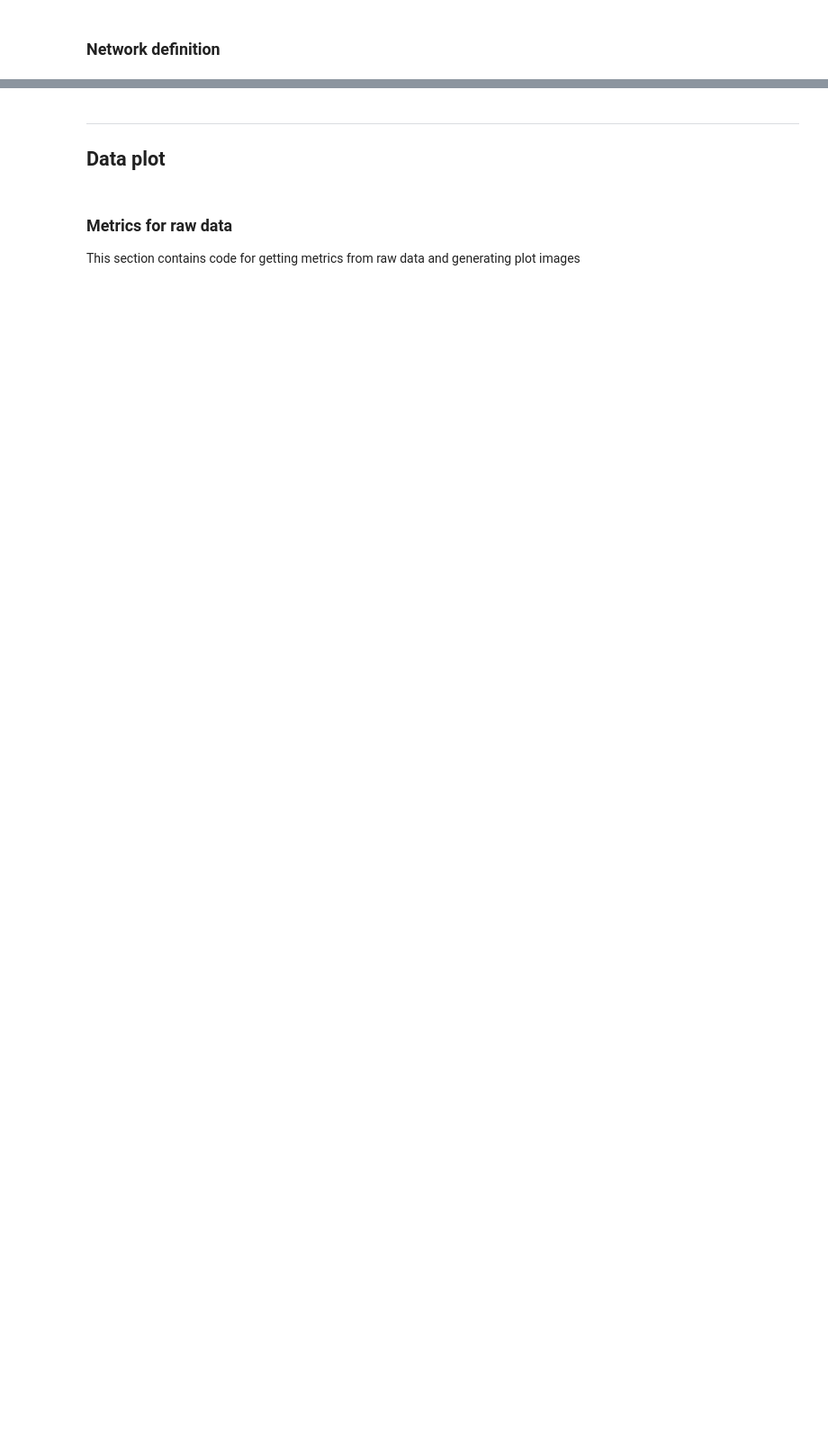
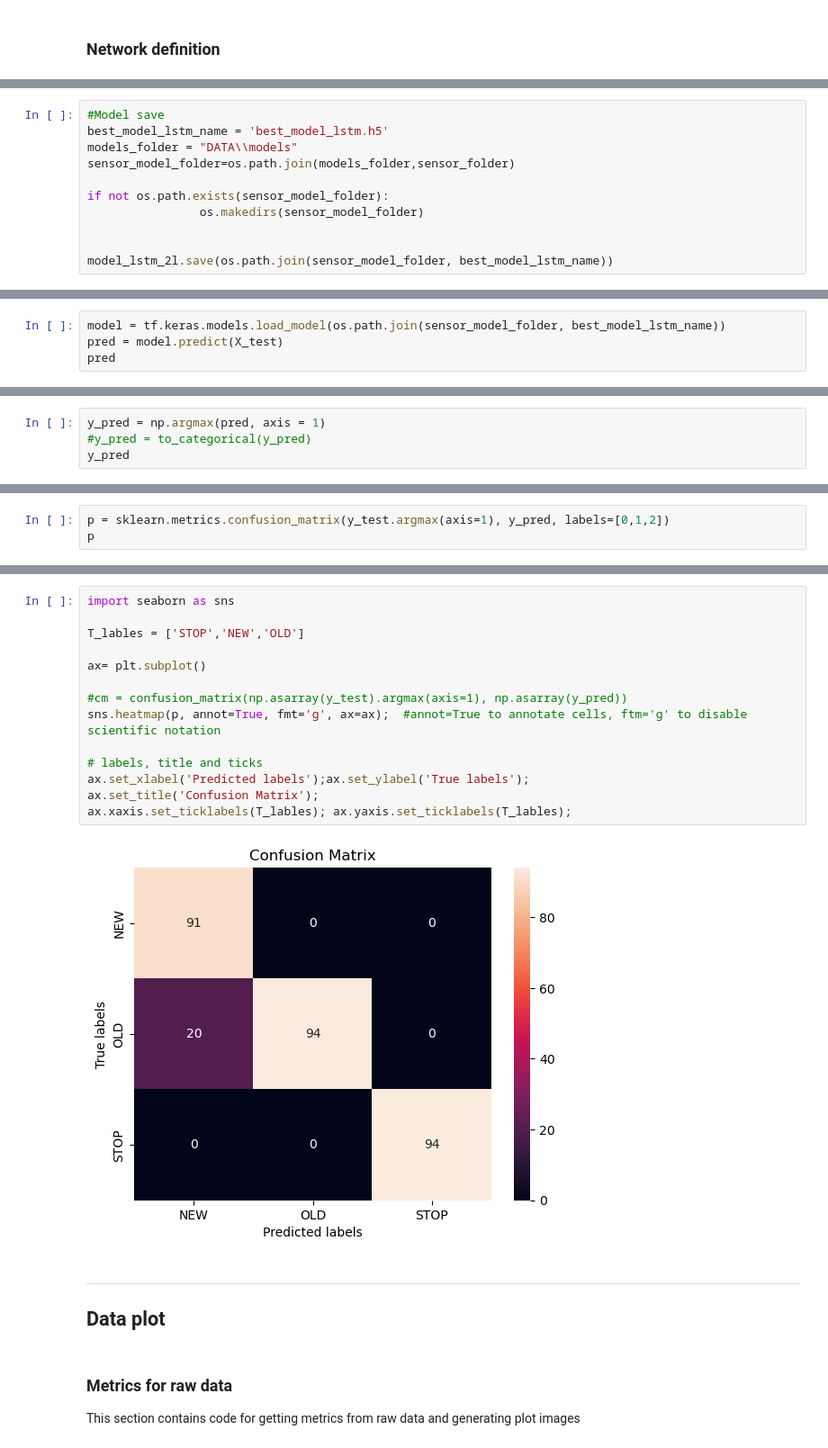
Before and after one commit to juamonsan/STEVAL-MKSBOX1V1_Dataset_creator, a Jupyter notebook: 2-Neural_Network_training.ipynb, the cells around one changed output, grey strips where cells are left out. Shown: that part at 90% size. Cells and saved outputs as stored; diff of their text form; blank space fills up the shorter version.

```diff
--- a/2-Neural_Network_training.ipynb
+++ b/2-Neural_Network_training.ipynb
@@ -317,0 +366,11 @@ model = tf.keras.models.Sequential([
+# %%
+#Model save
+best_model_lstm_name = 'best_model_lstm.h5'
+models_folder = "DATA\\models"
+sensor_model_folder=os.path.join(models_folder,sensor_folder)
+
+if not os.path.exists(sensor_model_folder):
+                os.makedirs(sensor_model_folder)
+
+
+model_lstm_2l.save(os.path.join(sensor_model_folder, best_model_lstm_name))
@@ -317,0 +379,4 @@ model = tf.keras.models.Sequential([
+# %%
+model = tf.keras.models.load_model(os.path.join(sensor_model_folder, best_model_lstm_name))
+pred = model.predict(X_test)
+pred
@@ -317,0 +413,4 @@ model = tf.keras.models.Sequential([
+# %%
+y_pred = np.argmax(pred, axis = 1)
+#y_pred = to_categorical(y_pred)
+y_pred
@@ -317,0 +437,3 @@ model = tf.keras.models.Sequential([
+# %%
+p = sklearn.metrics.confusion_matrix(y_test.argmax(axis=1), y_pred, labels=[0,1,2])
+p
@@ -318,3 +444,19 @@ model = tf.keras.models.Sequential([
+# %%
+import seaborn as sns
+
+T_lables = ['STOP','NEW','OLD']
+
+ax= plt.subplot()
+
+#cm = confusion_matrix(np.asarray(y_test).argmax(axis=1), np.asarray(y_pred))
+sns.heatmap(p, annot=True, fmt='g', ax=ax);  #annot=True to annotate cells, ftm='g' to disable scientific notation
+
+# labels, title and ticks
+ax.set_xlabel('Predicted labels');ax.set_ylabel('True labels');
+ax.set_title('Confusion Matrix');
+ax.xaxis.set_ticklabels(T_lables); ax.yaxis.set_ticklabels(T_lables);
+# %% [output]
+[figure, added]
 # %% [markdown]
 ---
 ## Data plot
```
Also changed, not shown: parts of 31 cells of this notebook, 2 other files.
